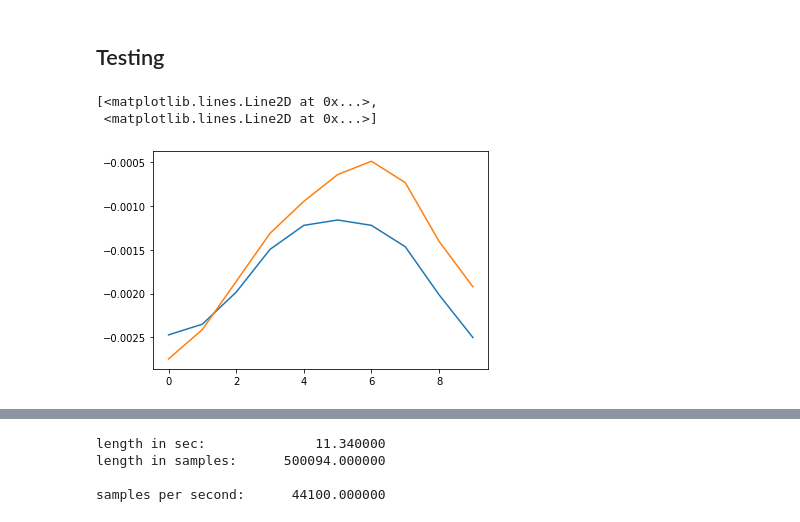
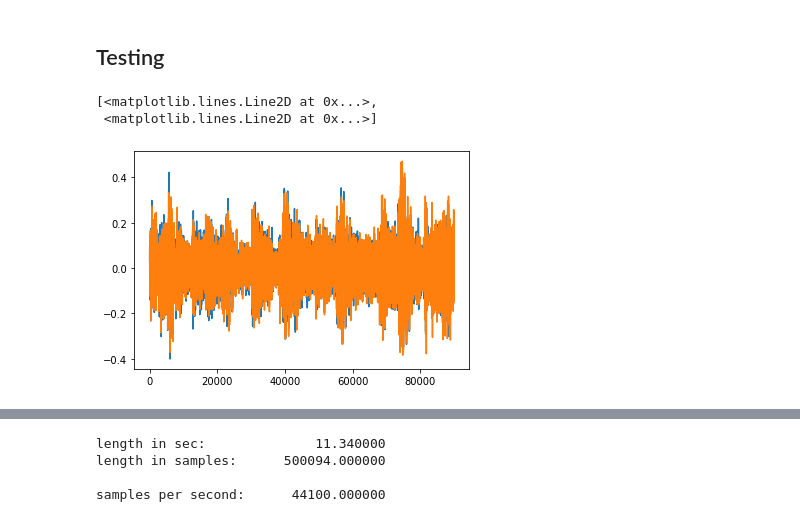
Before and after one commit to GondorCallsForAid/Iannwtf-mbanser-kvatankhahba-rhorn, a Jupyter notebook: FinalProject/code/Dataset_building.ipynb, the cells around one changed output, grey strips where cells are left out. Saved outputs shown, nothing was run; the diff lists cells and outputs as text; code cells hidden in the pictures.

```diff
--- a/FinalProject/code/Dataset_building.ipynb
+++ b/FinalProject/code/Dataset_building.ipynb
@@ -13,6 +13,7 @@ audio = clip.audio.to_soundarray()
-# %%
-plt.plot(audio[9990:10000])
-# %% [output]
-[<matplotlib.lines.Line2D at 0x...>,
- <matplotlib.lines.Line2D at 0x...>]
-[figure, removed]
+# %%
+audio = clip.audio.to_soundarray()
+plt.plot(audio[100000:190000])
+# %% [output]
+[<matplotlib.lines.Line2D at 0x...>,
+ <matplotlib.lines.Line2D at 0x...>]
+[figure, added]
```
Also changed, not shown: parts of 9 cells of this notebook.
